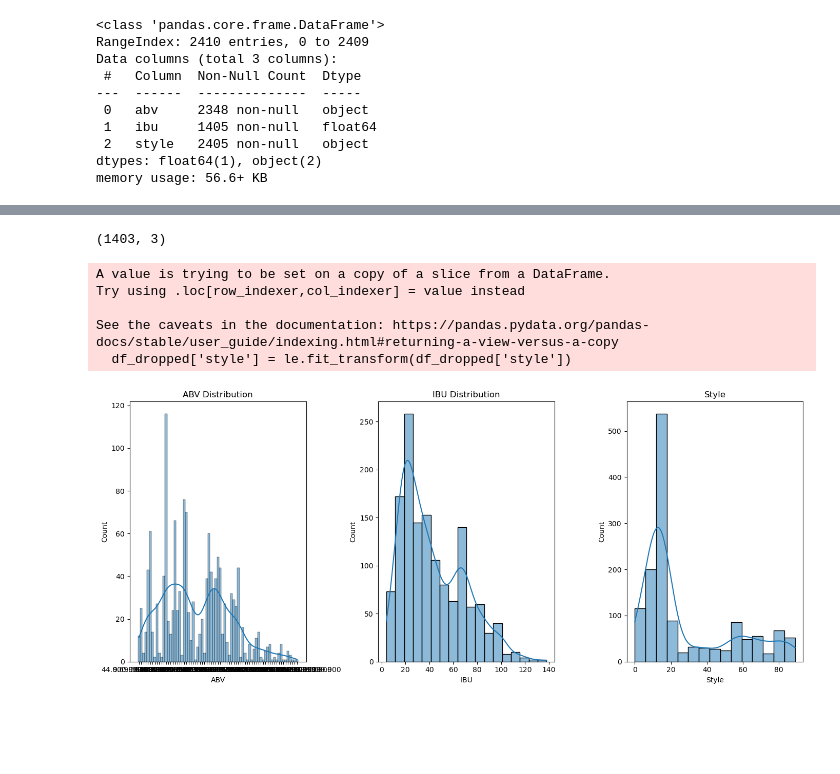
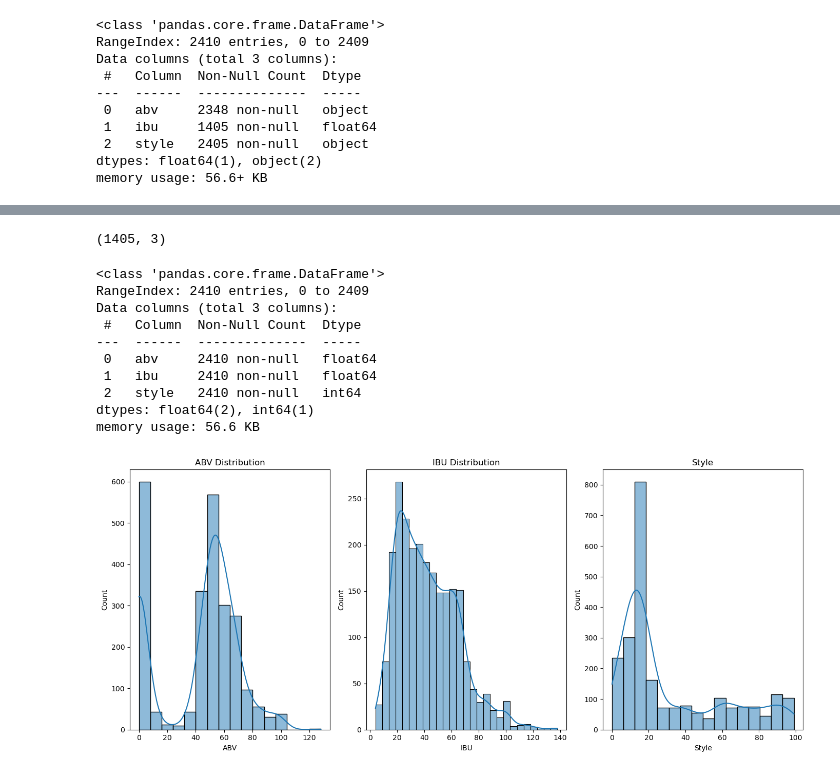
Before and after one commit to renatohack/2024.2-machine-learning, a Jupyter notebook: dr3/tp2/dr3_tp2.ipynb, the cells around one changed output, grey strips where cells are left out. Drawn from its saved outputs; the diff is of its cells as text; code cells hidden in the pictures; blank space fills up the shorter version.

```diff
--- a/dr3/tp2/dr3_tp2.ipynb
+++ b/dr3/tp2/dr3_tp2.ipynb
@@ -30 +41,11 @@ memory usage: 56.6+ KB
+# %%
+le = LabelEncoder()
+df['style'] = le.fit_transform(df['style'])
+# %%
+for i in range(df.shape[0]):
+    abv = str(df.loc[i, 'abv'])
+    if(len(abv) > 6):
+        abv = abv[:5]
+    abv = float(abv)
+    df.loc[i, 'abv'] = abv
 # %% [markdown]
@@ -45,17 +53,42 @@ dtype: int64
+# %%
+df_dropped = df.dropna()
+df_dropped.shape
+# %% [output]
+(1405, 3)
 # %%
-df_dropped = df.dropna()
-df_dropped.shape
+df['abv'] = df['abv'].astype(float)
+mean_abv = df['abv'].mean()
+std_abv = df['abv'].std()
+
+df['ibu'] = df['ibu'].astype(float)
+mean_ibu = df['ibu'].mean()
+std_ibu = df['ibu'].std()
+
+for i in range(df.shape[0]):
+    abv = str(df.loc[i, 'abv'])
+    if(abv == 'nan'):
+        abv = random.randrange(int(mean_abv - std_abv), int(mean_abv + std_abv))
+        abv = float(abv)
+        df.loc[i, 'abv'] = abv
+
+    ibu = str(df.loc[i, 'ibu'])
+    if(ibu == 'nan'):
+        ibu = random.randrange(int(mean_ibu - std_ibu), int(mean_ibu + std_ibu))
+        ibu = float(ibu)
+        df.loc[i, 'ibu'] = ibu
+
+df.info()
 # %% [output]
-(1403, 3)
+<class 'pandas.core.frame.DataFrame'>
+RangeIndex: 2410 entries, 0 to 2409
+Data columns (total 3 columns):
+ #   Column  Non-Null Count  Dtype
+---  ------  --------------  -----
+ 0   abv     2410 non-null   float64
+ 1   ibu     2410 non-null   float64
+ 2   style   2410 non-null   int64
+dtypes: float64(2), int64(1)
+memory usage: 56.6 KB
-# %%
-le = LabelEncoder()
-df_dropped['style'] = le.fit_transform(df_dropped['style'])
-# %% [output]
-A value is trying to be set on a copy of a slice from a DataFrame.
-Try using .loc[row_indexer,col_indexer] = value instead
-
-See the caveats in the documentation: https://pandas.pydata.org/pandas-docs/stable/user_guide/indexing.html#returning-a-view-versus-a-copy
-  df_dropped['style'] = le.fit_transform(df_dropped['style'])
 # %%
 def print_data_distribution(df):
     fig, axes = plt.subplots(1, 3, figsize=(14, 6))
@@ -77,9 +110,9 @@ def print_data_distribution(df):
 
     plt.tight_layout()
     plt.show()
-# %%
-print_data_distribution(df_dropped)
-# %% [output]
-[figure, removed]
+# %%
+print_data_distribution(df)
+# %% [output]
+[figure, added]
 # %%
 scaler = StandardScaler()
```
Also changed, not shown: parts of 7 cells of this notebook.
